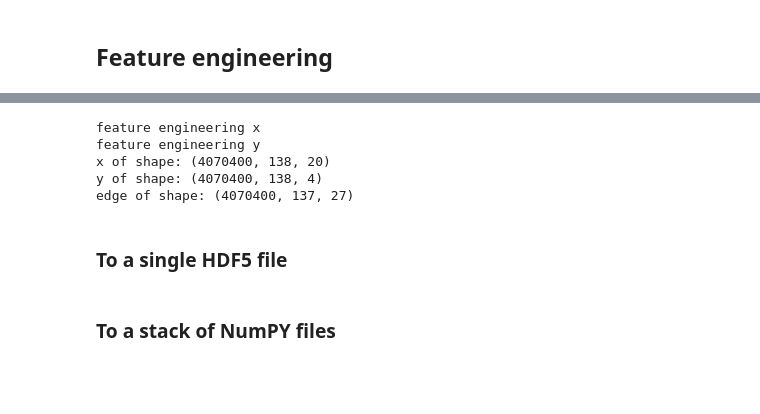
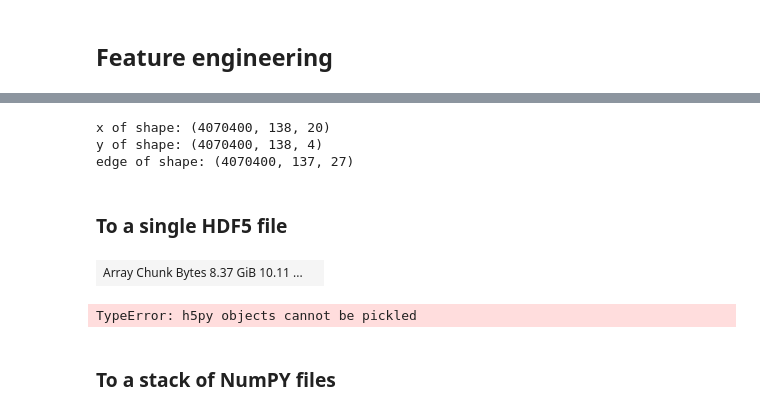
Before and after one commit to alxyok/kosmoss, a Jupyter notebook: 0_data_preprocessing/0_exploring_data.ipynb, the cells around one changed output, grey strips where cells are left out. Saved outputs shown, nothing was run; the diff lists cells and outputs as text; code cells hidden in the pictures; blank space fills up the shorter version.

```diff
--- a/0_data_preprocessing/0_exploring_data.ipynb
+++ b/0_data_preprocessing/0_exploring_data.ipynb
@@ -271,11 +266,7 @@ data = {}
 # all this is lazy
 for feat in features:
     array = xr_array[feat].data
-    # chunks = {i: -1 for i in np.arange(len(array.shape))}
-    # chunks.update({0: 'auto'})
-    chunks = (shard_size, *array.shape[1:])
-    array = da.rechunk(array, chunks=chunks)
-    # array = da.rechunk(array, chunks=(shard_size, *array.shape[1:]))
-    print(type(array))
+    array = da.rechunk(array, chunks=(shard_size, *array.shape[1:]))
+    # print(type(array))
     data.update({feat: array})
-    print(f'{feat}: {array}')
+    # print(f'{feat}: {array}')
@@ -328,22 +302,28 @@ print(f"x of shape: {x.shape}")
 print(f"y of shape: {y.shape}")
 print(f"edge of shape: {edge.shape}")
 # %% [output]
-feature engineering x
-feature engineering y
 x of shape: (4070400, 138, 20)
 y of shape: (4070400, 138, 4)
 edge of shape: (4070400, 137, 27)
 # %% [markdown]
 ### To a single HDF5 file
+# %%
+da.rechunk(x, chunks=(shard_size, *x.shape[1:]))
+da.rechunk(y, chunks=(shard_size, *y.shape[1:]))
+# %% [output]
+| Array Chunk Bytes 8.37 GiB 10.11 ... |  |
 # %%
 from pprint import pprint
 
 out_file = osp.join(processed_data_path, f'features-{step}.h5')
 if osp.isfile(out_file):
     os.remove(out_file)
+
 x.to_hdf5(out_file, '/x')
 y.to_hdf5(out_file, '/y')
 edge.to_hdf5(out_file, '/edge')
+# %% [output]
+TypeError: h5py objects cannot be pickled
 # %% [markdown]
 ### To a stack of NumPY files
 # %%
```
Also changed, not shown: parts of 4 cells of this notebook, 3 other files.
